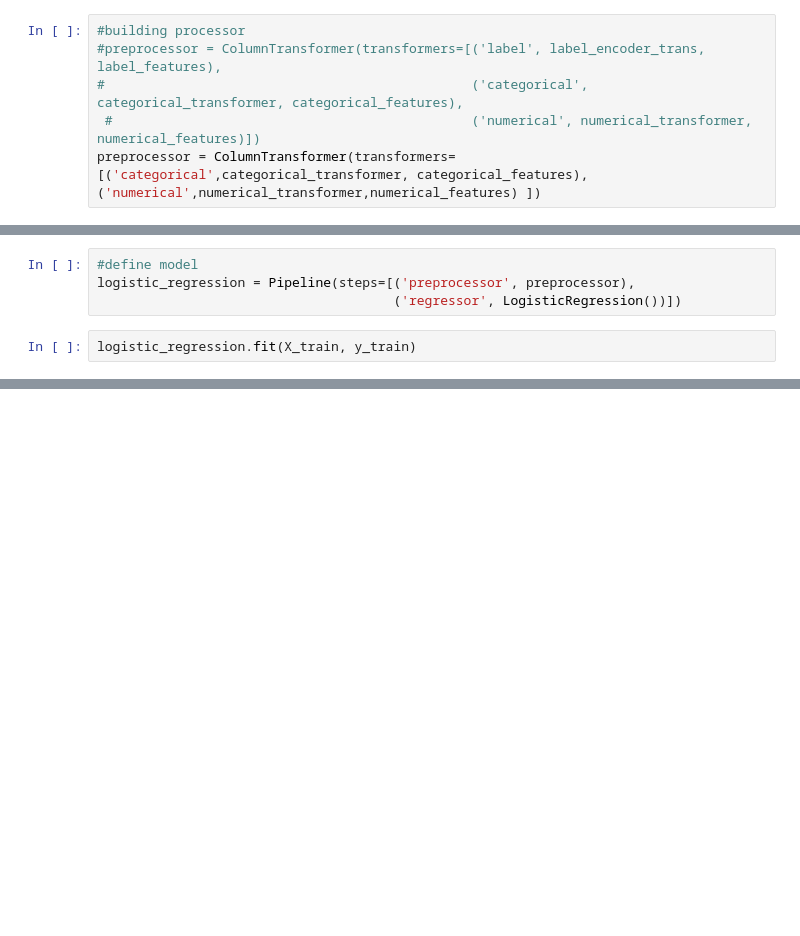
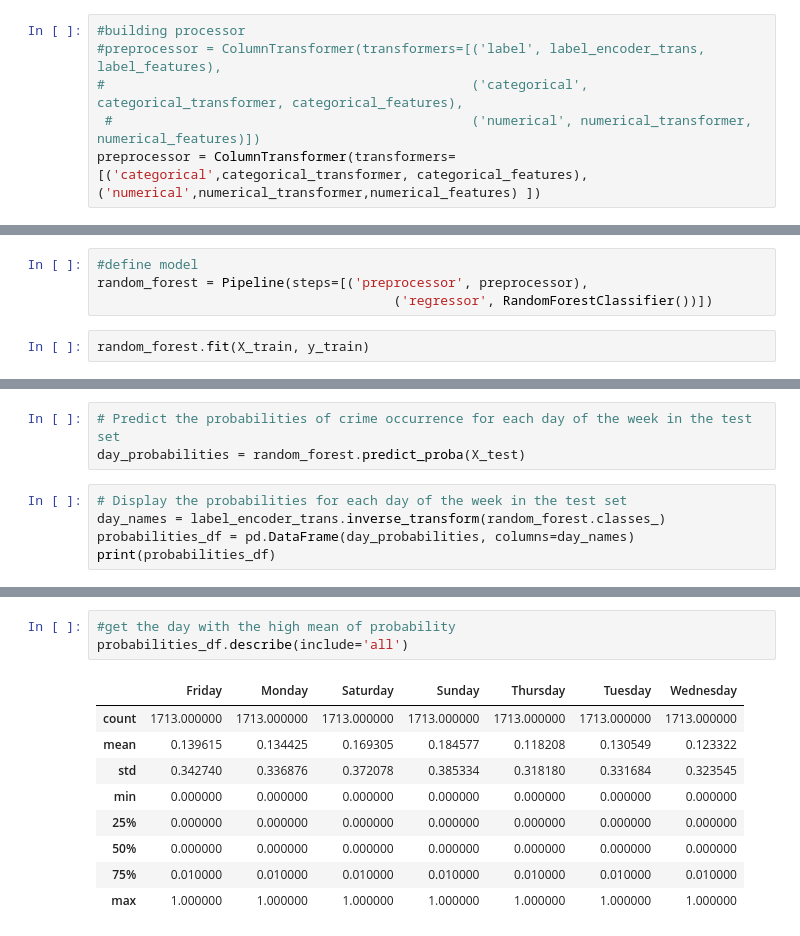
Before and after one commit to Pelumioluwa/Data-Science-Projects, a Jupyter notebook: Code /Toronto_Police_Crime_Day_Predictor.ipynb, the cells around one changed output, grey strips where cells are left out. Drawn from its saved outputs; the diff is of its cells as text; blank space fills up the shorter version.

```diff
--- a/Code /Toronto_Police_Crime_Day_Predictor.ipynb
+++ b/Code /Toronto_Police_Crime_Day_Predictor.ipynb
@@ -172,7 +215,7 @@ preprocessor = ColumnTransformer(transformers=[('categorical',categorical_transf
 # %%
 #define model
-logistic_regression = Pipeline(steps=[('preprocessor', preprocessor),
-                                      ('regressor', LogisticRegression())])
+random_forest = Pipeline(steps=[('preprocessor', preprocessor),
+                                      ('regressor', RandomForestClassifier())])
 # %%
-logistic_regression.fit(X_train, y_train)
+random_forest.fit(X_train, y_train)
 # %% [output]
@@ -179,0 +234,8 @@ ValueError: Unknown label type: 'unknown'
+# %%
+# Predict the probabilities of crime occurrence for each day of the week in the test set
+day_probabilities = random_forest.predict_proba(X_test)
+# %%
+# Display the probabilities for each day of the week in the test set
+day_names = label_encoder_trans.inverse_transform(random_forest.classes_)
+probabilities_df = pd.DataFrame(day_probabilities, columns=day_names)
+print(probabilities_df)
@@ -179,0 +318,13 @@ ValueError: Unknown label type: 'unknown'
+# %%
+#get the day with the high mean of probability
+probabilities_df.describe(include='all')
+# %% [output]
+|  | Friday | Monday | Saturday | Sunday | Thursday | Tuesday | Wednesday |
+| count | 1713.000000 | 1713.000000 | 1713.000000 | 1713.000000 | 1713.000000 | 1713.000000 | 1713.000000 |
+| mean | 0.139615 | 0.134425 | 0.169305 | 0.184577 | 0.118208 | 0.130549 | 0.123322 |
+| std | 0.342740 | 0.336876 | 0.372078 | 0.385334 | 0.318180 | 0.331684 | 0.323545 |
+| min | 0.000000 | 0.000000 | 0.000000 | 0.000000 | 0.000000 | 0.000000 | 0.000000 |
+| 25% | 0.000000 | 0.000000 | 0.000000 | 0.000000 | 0.000000 | 0.000000 | 0.000000 |
+| 50% | 0.000000 | 0.000000 | 0.000000 | 0.000000 | 0.000000 | 0.000000 | 0.000000 |
+| 75% | 0.010000 | 0.010000 | 0.010000 | 0.010000 | 0.010000 | 0.010000 | 0.010000 |
+| max | 1.000000 | 1.000000 | 1.000000 | 1.000000 | 1.000000 | 1.000000 | 1.000000 |
```
Also changed, not shown: parts of 23 cells of this notebook.
